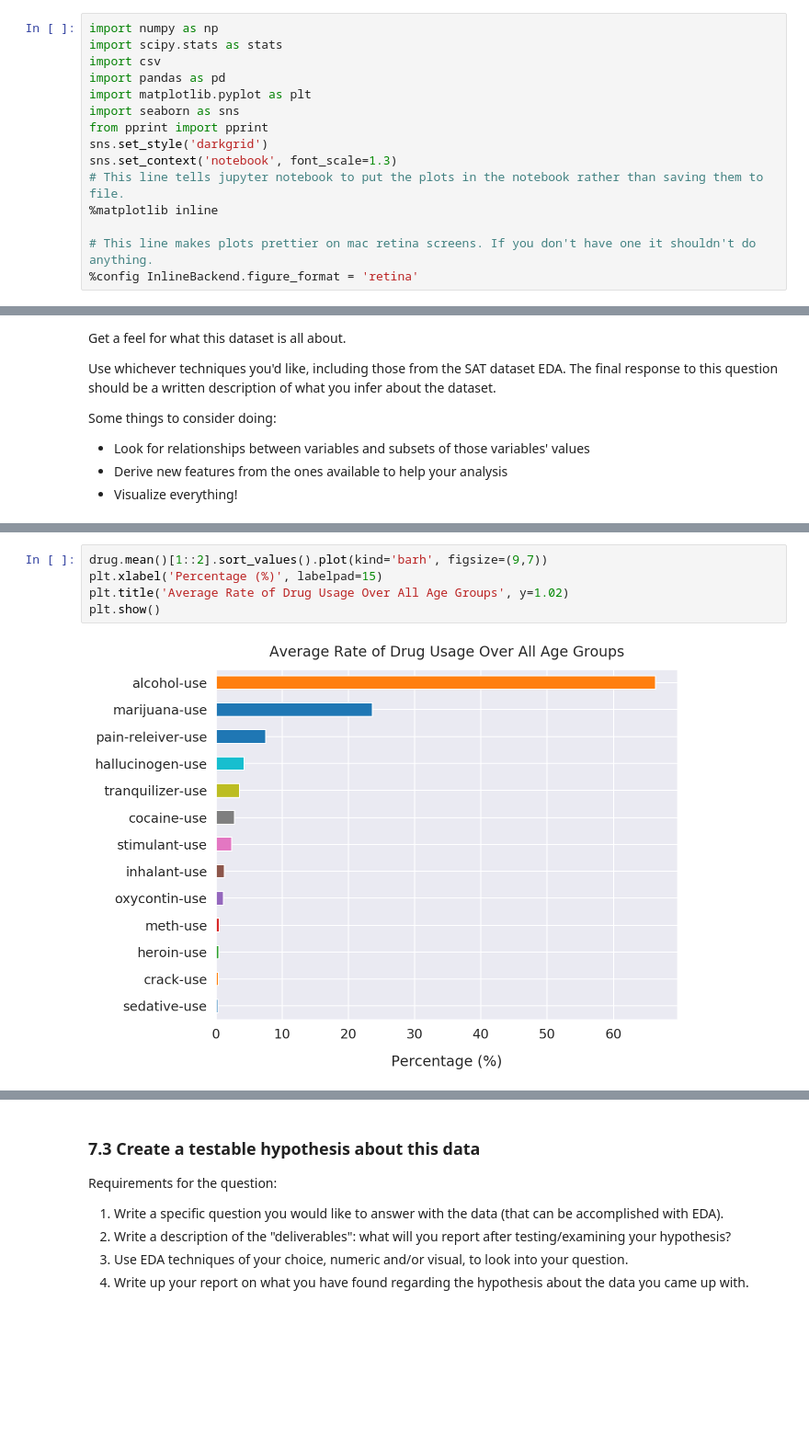
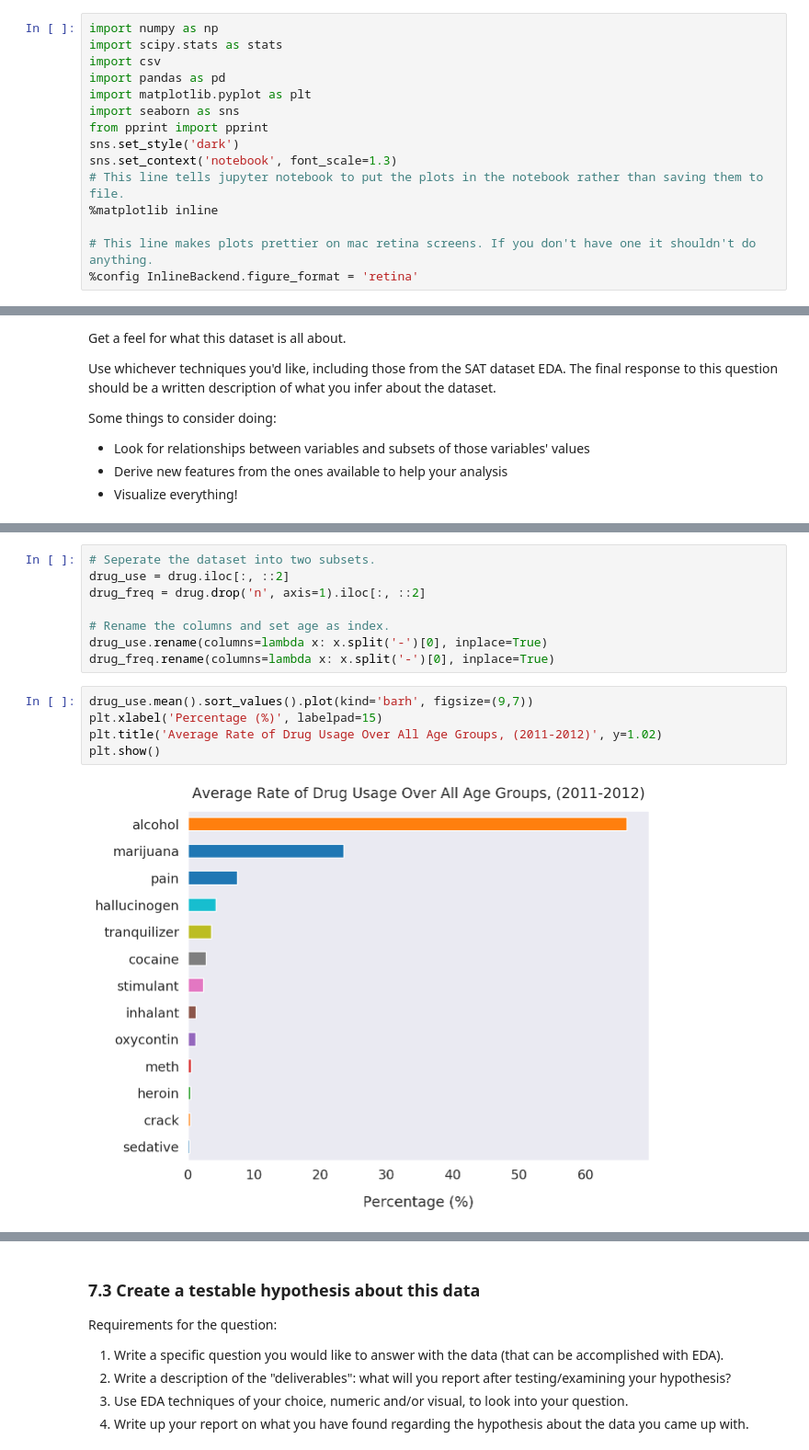
Before and after one commit to ppeyliang/EDA, a Jupyter notebook: eda.ipynb, the cells around one changed output, grey strips where cells are left out. Shown at 92% size. Saved outputs shown, nothing was run; the diff lists cells and outputs as text; blank space fills up the shorter version.

```diff
--- a/eda.ipynb
+++ b/eda.ipynb
@@ -30,7 +30,7 @@ import pandas as pd
 import matplotlib.pyplot as plt
 import seaborn as sns
 from pprint import pprint
-sns.set_style('darkgrid')
+sns.set_style('dark')
 sns.set_context('notebook', font_scale=1.3)
 # This line tells jupyter notebook to put the plots in the notebook rather than saving them to file.
 %matplotlib inline
@@ -595,7 +615,15 @@ drug_melt = drug.melt(id_vars=['age', 'n'])
+# %%
+# Seperate the dataset into two subsets.
+drug_use = drug.iloc[:, ::2]
+drug_freq = drug.drop('n', axis=1).iloc[:, ::2]
+
+# Rename the columns and set age as index.
+drug_use.rename(columns=lambda x: x.split('-')[0], inplace=True)
+drug_freq.rename(columns=lambda x: x.split('-')[0], inplace=True)
 # %%
-drug.mean()[1::2].sort_values().plot(kind='barh', figsize=(9,7))
+drug_use.mean().sort_values().plot(kind='barh', figsize=(9,7))
 plt.xlabel('Percentage (%)', labelpad=15)
-plt.title('Average Rate of Drug Usage Over All Age Groups', y=1.02)
+plt.title('Average Rate of Drug Usage Over All Age Groups, (2011-2012)', y=1.02)
 plt.show()
 # %% [output]
-[figure, old version]
+[figure, new version]
```
Also changed, not shown: parts of 24 cells of this notebook.
